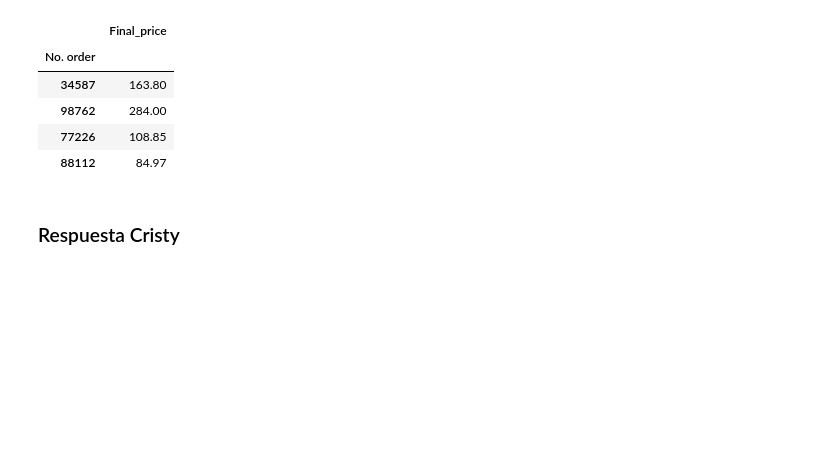
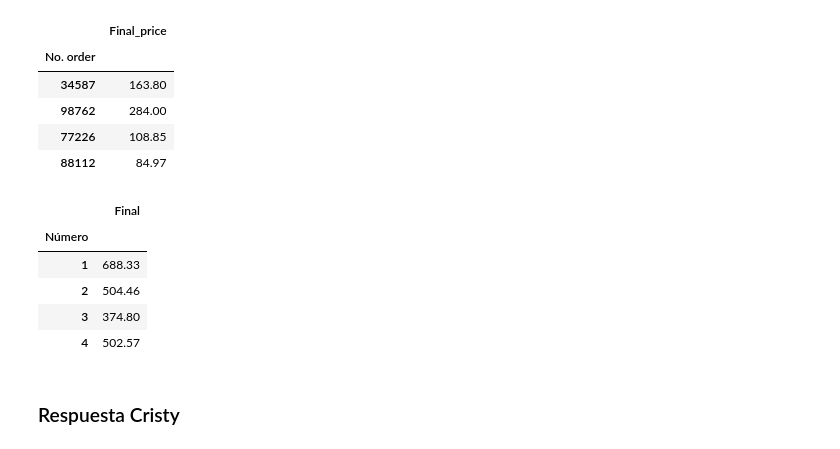
Before and after one commit to ACristinaVV/ProyectoConjunto2_ILANDAVERDE_ACVAZQUEZ, a Jupyter notebook: Tarea2_ILANDAVERDE_ACVAZQUEZ.ipynb, the cells around one changed output. Saved outputs shown, nothing was run; the diff lists cells and outputs as text; code cells hidden in the pictures; blank space fills up the shorter version.

```diff
--- a/Tarea2_ILANDAVERDE_ACVAZQUEZ.ipynb
+++ b/Tarea2_ILANDAVERDE_ACVAZQUEZ.ipynb
@@ -132,17 +119,28 @@ df.drop(["name","Quantity","Price","Q*P"], axis=1).set_index("No. order")
 | 77226 | 108.85 |
 | 88112 | 84.97 |
 # %%
-#Ejercicio 2: FALTA
+#Ejercicio 2:
 orders = [[1, ("5464", 4, 9.99), ("8274",18,12.99), ("9744", 9, 44.95)],
           [2, ("5464", 9, 9.99), ("9744", 9, 44.95)],
           [3, ("5464", 9, 9.99), ("88112", 11, 24.99)],
           [4, ("8732", 7, 11.99), ("7733",11,18.99), ("88112", 5, 39.95)] ]
 
-df = pd.DataFrame(orders, columns = ["No. orden","orden_A","orden_B","orden_C"])
+df2 = pd.DataFrame(orders, columns = ["Número", "Orden A", "Orden B","Orden C"])
+df2.replace((None,None,None), np.zeros((3,), dtype = "i,i,i"),inplace=True)
 
-
-
-df.drop(["name","Quantity","Price","Q*P"], axis=1).set_index("No. order")
+df2["FA"]= df2["Orden A"].apply(lambda x: (x[1]*x[2]if x[1]*x[2] >= 100 else x[1]*x[2]+10) ,orders)
+df2["FB"]= df2["Orden B"].apply(lambda x: (x[1]*x[2]if x[1]*x[2] >= 100 else x[1]*x[2]+10),orders)
+df2["FC"]= df2["Orden C"].apply(lambda x: (x[1]*x[2]) ,orders)
+df2["Final"] = df2["FA"]+df2["FB"]+df2["FC"]
+df2
+df2.drop(["Orden A","Orden B","Orden C","FA","FB","FC"], axis=1).set_index("Número")
+# %% [output]
+|  | Final |
+| Número |  |
+| 1 | 688.33 |
+| 2 | 504.46 |
+| 3 | 374.80 |
+| 4 | 502.57 |
 # %% [markdown]
 ### Respuesta Cristy
 # %%
```
Also changed, not shown: parts of 4 cells of this notebook.
